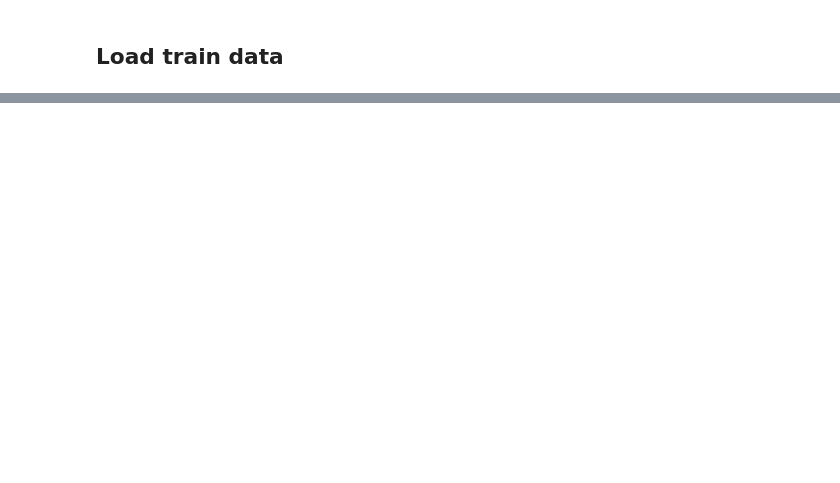
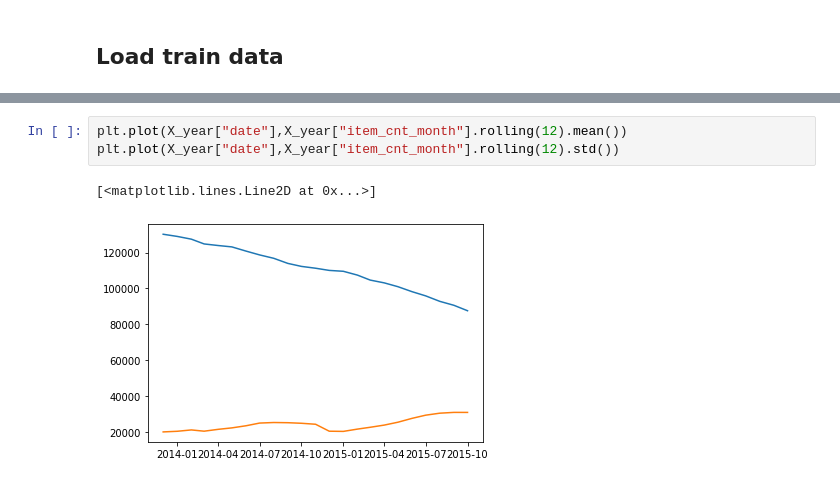
Before and after one commit to RobBlanchard/kaggle-predict-sales, a Jupyter notebook: Forecasting.ipynb, the cells around one changed output, grey strips where cells are left out. Drawn from its saved outputs; the diff is of its cells as text; blank space fills up the shorter version.

```diff
--- a/Forecasting.ipynb
+++ b/Forecasting.ipynb
@@ -52,0 +56,6 @@ https://machinelearningmastery.com/time-series-forecasting-methods-in-python-che
+# %%
+plt.plot(X_year["date"],X_year["item_cnt_month"].rolling(12).mean())
+plt.plot(X_year["date"],X_year["item_cnt_month"].rolling(12).std())
+# %% [output]
+[<matplotlib.lines.Line2D at 0x...>]
+[figure, added]
```
Also changed, not shown: parts of 37 cells of this notebook, 2 other files.
